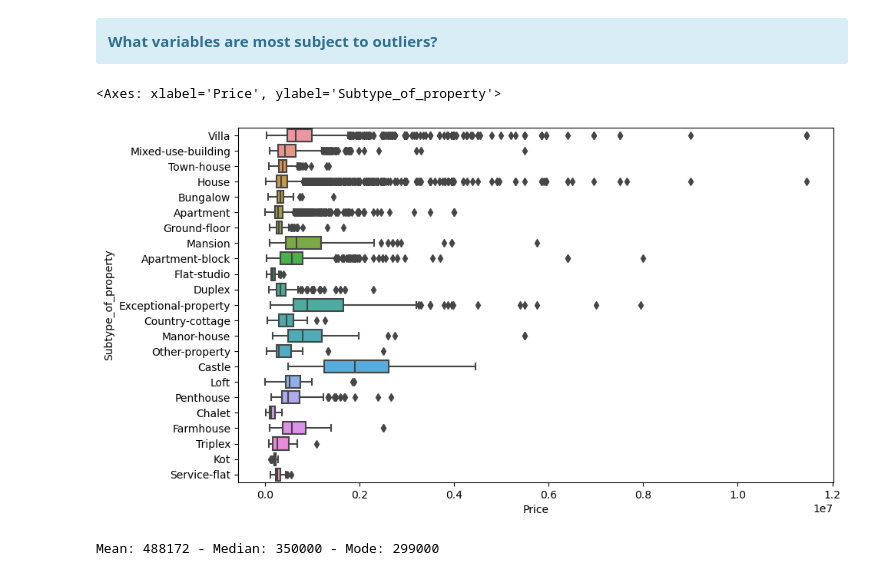
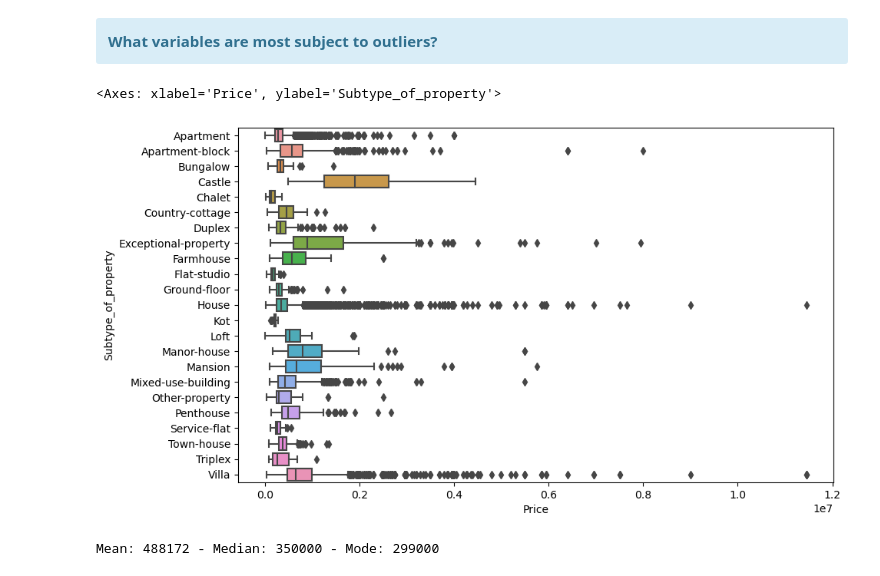
Before and after one commit to jduffy93/immo-eliza-the_chaincoders, a Jupyter notebook: analysis/Jean-analysis-plotnine+cleaning.ipynb, the cells around one changed output. Drawn from its saved outputs; the diff is of its cells as text; code cells hidden in the pictures.

```diff
--- a/analysis/Jean-analysis-plotnine+cleaning.ipynb
+++ b/analysis/Jean-analysis-plotnine+cleaning.ipynb
@@ -332,10 +332,10 @@ Index(['Property_ID', 'Locality', 'Price', 'Subtype_of_property',
 </div>
 # %%
 plt.figure(figsize=(10, 6))
-sns.boxplot(x=immo['Price'], y=immo['Subtype_of_property'])
+sns.boxplot(x=immo['Price'], y=immo['Subtype_of_property'].sort_values(ascending=True))
 # %% [output]
 <Axes: xlabel='Price', ylabel='Subtype_of_property'>
-[figure, old version]
+[figure, new version]
 # %%
 #immo.plot(kind='box')
 # %%
```
Also changed, not shown: parts of 7 cells of this notebook, 1 other file.
